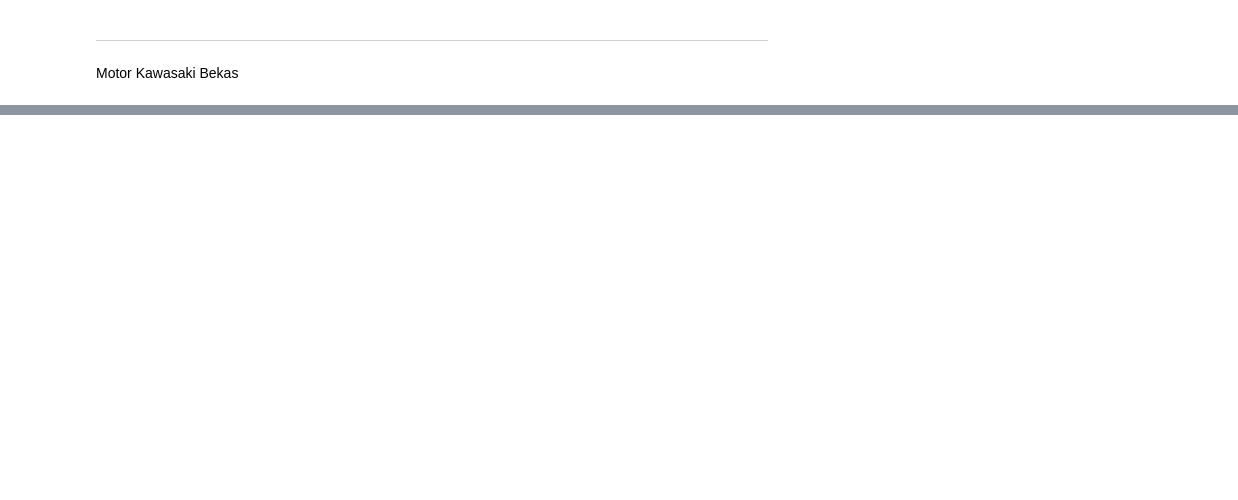
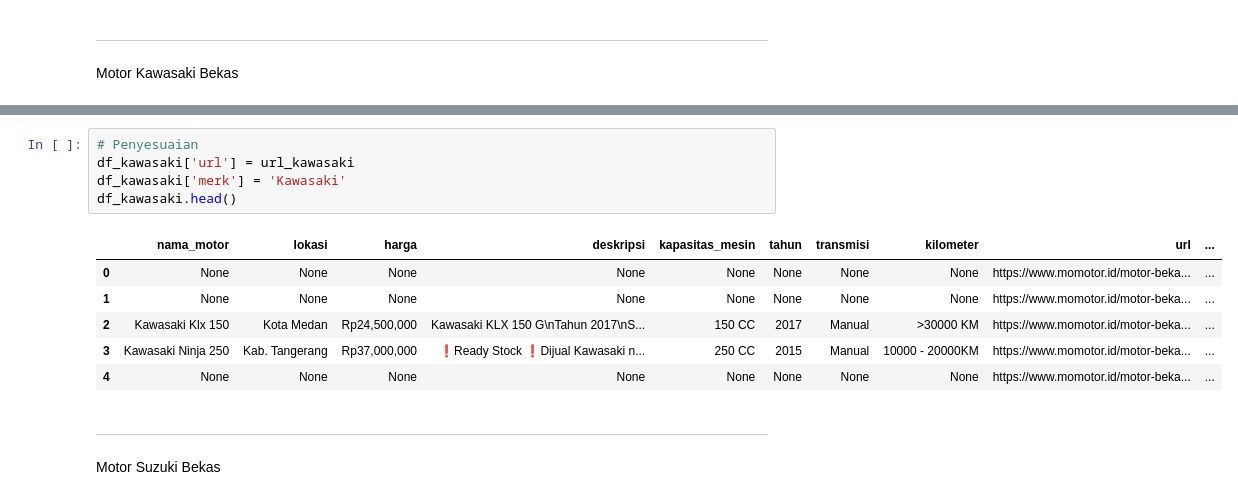
Before and after one commit to daff00/used-motorcycle-price-prediction, a Jupyter notebook: scraping.ipynb, the cells around one changed output, grey strips where cells are left out. Drawn from its saved outputs; the diff is of its cells as text; blank space fills up the shorter version.

```diff
--- a/scraping.ipynb
+++ b/scraping.ipynb
@@ -277,0 +386,15 @@ Motor Kawasaki Bekas
+# %%
+# Penyesuaian
+df_kawasaki['url'] = url_kawasaki
+df_kawasaki['merk'] = 'Kawasaki'
+df_kawasaki.head()
+# %% [output]
+|  | nama_motor | lokasi | harga | deskripsi | kapasitas_mesin | tahun | transmisi | kilometer | url | ... |
+| 0 | None | None | None | None | None | None | None | None | https://www.momotor.id/motor-beka... | ... |
+| 1 | None | None | None | None | None | None | None | None | https://www.momotor.id/motor-beka... | ... |
+| 2 | Kawasaki Klx 150 | Kota Medan | Rp24,500,000 | Kawasaki KLX 150 G\nTahun 2017\nS... | 150 CC | 2017 | Manual | >30000 KM | https://www.momotor.id/motor-beka... | ... |
+| 3 | Kawasaki Ninja 250 | Kab. Tangerang | Rp37,000,000 | ❗️Ready Stock ❗️Dijual Kawasaki n... | 250 CC | 2015 | Manual | 10000 - 20000KM | https://www.momotor.id/motor-beka... | ... |
+| 4 | None | None | None | None | None | None | None | None | https://www.momotor.id/motor-beka... | ... |
+# %% [markdown]
+---
+Motor Suzuki Bekas
```
Also changed, not shown: parts of 11 cells of this notebook, 2 other files.
